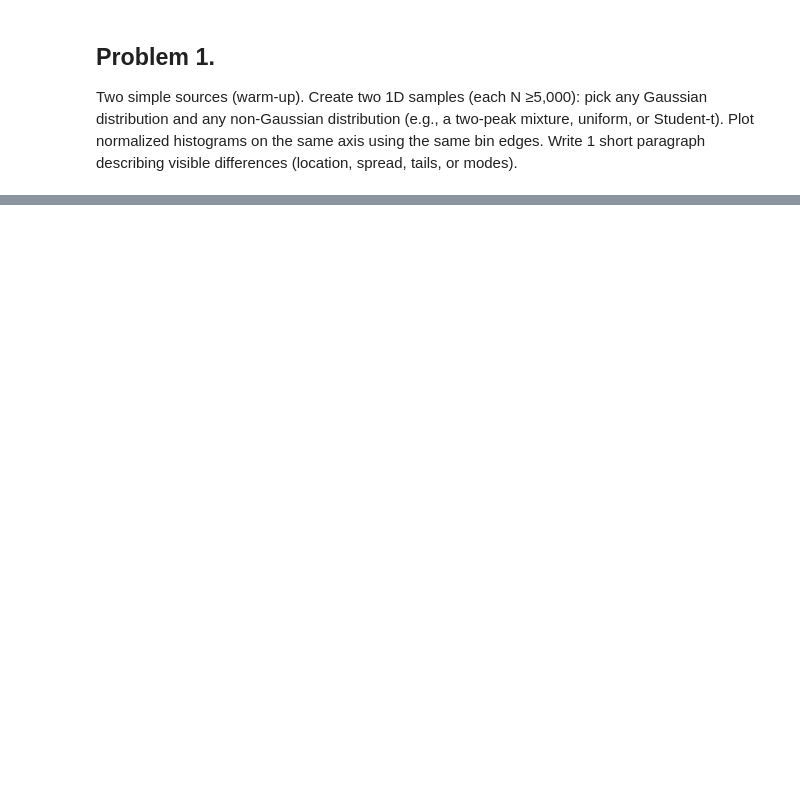
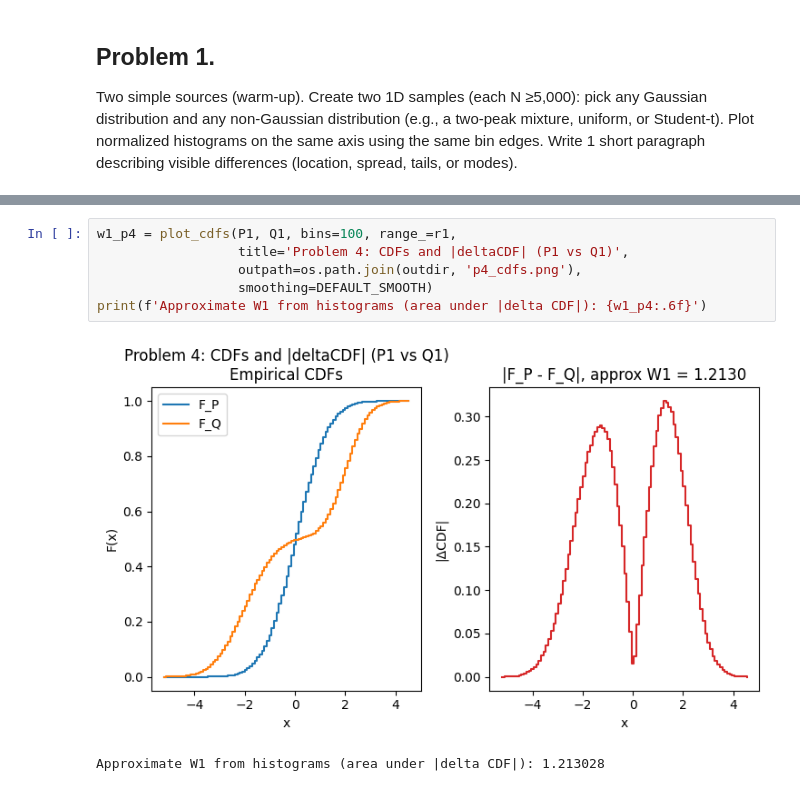
Before and after one commit to amnessa/MMI_714_generative_models, a Jupyter notebook: homeworks/homework1/Cagdas_Guven_Homework1.ipynb, the cells around one changed output, grey strips where cells are left out. Saved outputs shown, nothing was run; the diff lists cells and outputs as text; blank space fills up the shorter version.

```diff
--- a/homeworks/homework1/Cagdas_Guven_Homework1.ipynb
+++ b/homeworks/homework1/Cagdas_Guven_Homework1.ipynb
@@ -67,0 +239,9 @@ modes).
+# %%
+w1_p4 = plot_cdfs(P1, Q1, bins=100, range_=r1,
+                  title='Problem 4: CDFs and |deltaCDF| (P1 vs Q1)',
+                  outpath=os.path.join(outdir, 'p4_cdfs.png'),
+                  smoothing=DEFAULT_SMOOTH)
+print(f'Approximate W1 from histograms (area under |delta CDF|): {w1_p4:.6f}')
+# %% [output]
+[figure, added]
+Approximate W1 from histograms (area under |delta CDF|): 1.213028
```
Also changed, not shown: parts of 11 cells of this notebook, 1 other file.
